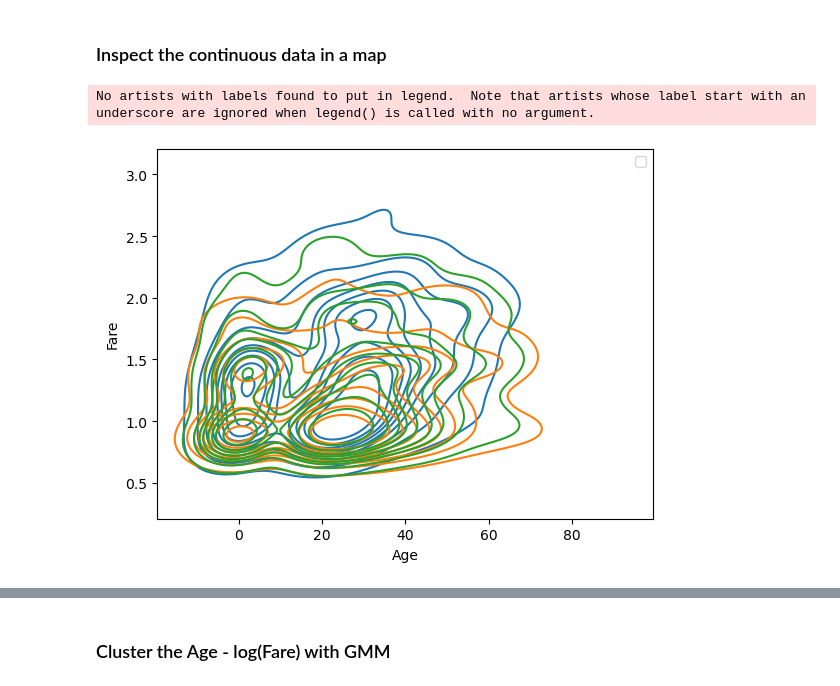
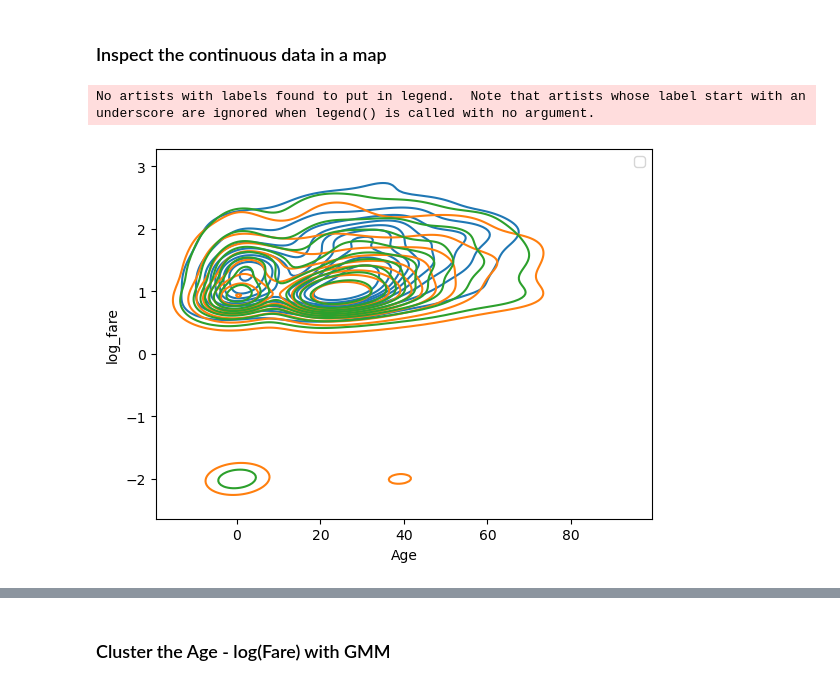
Before and after one commit to lmlb-astro/Kaggle-competitions, a Jupyter notebook: Titanic/survival_exploration_NaiveBayes.ipynb, the cells around one changed output, grey strips where cells are left out. Saved outputs shown, nothing was run; the diff lists cells and outputs as text; code cells hidden in the pictures.

Commit message:
include GMM clustering on age and log(fare)

```diff
--- a/Titanic/survival_exploration_NaiveBayes.ipynb
+++ b/Titanic/survival_exploration_NaiveBayes.ipynb
@@ -211,11 +218,11 @@ df_tr_survived = df_train[df_train['Survived'] == 1]
 df_tr_dead = df_train[df_train['Survived'] == 0]
 # %%
 ## plot the kde contours for survived and dead (based on aged and fare)
-sns.kdeplot(x = df_tr_survived["Age"], y = np.log10(df_tr_survived["Fare"]), label = 'survived')
-sns.kdeplot(x = df_tr_dead["Age"], y = np.log10(df_tr_dead["Fare"]), label = 'died')
-sns.kdeplot(x = df_train["Age"], y = np.log10(df_train["Fare"]), label = 'died')
+sns.kdeplot(x = df_tr_survived["Age"], y = df_tr_survived["log_fare"], label = 'survived')
+sns.kdeplot(x = df_tr_dead["Age"], y = df_tr_dead["log_fare"], label = 'died')
+sns.kdeplot(x = df_train["Age"], y = df_train["log_fare"], label = 'died')
 plt.legend()
 plt.show()
 # %% [output]
 No artists with labels found to put in legend.  Note that artists whose label start with an underscore are ignored when legend() is called with no argument.
-[figure, old version]
+[figure, new version]
```
Also changed, not shown: parts of 12 cells of this notebook.
